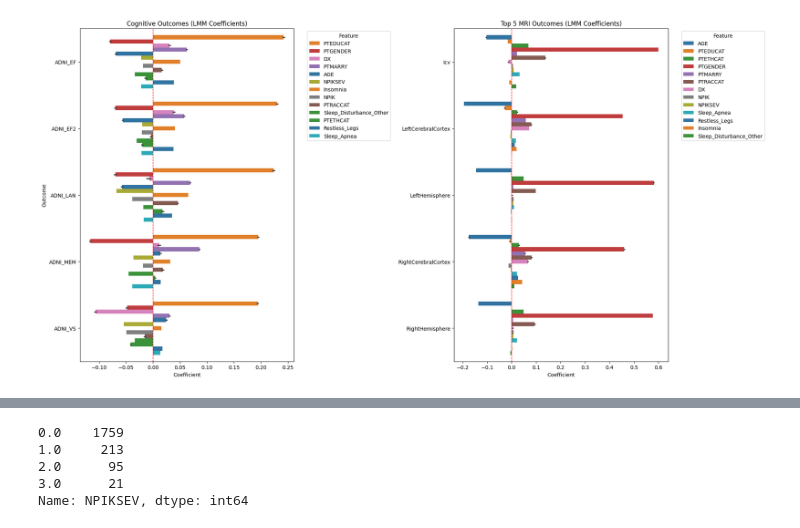
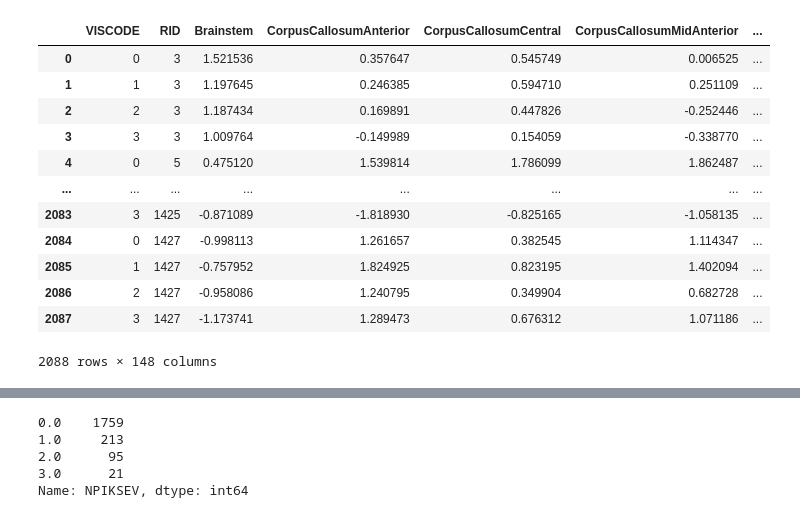
Before and after one commit to Da4kek/AD-Sleep, a Jupyter notebook: modeling-3.ipynb, the cells around one changed output, grey strips where cells are left out. Saved outputs shown, nothing was run; the diff lists cells and outputs as text; code cells hidden in the pictures.

```diff
--- a/modeling-3.ipynb
+++ b/modeling-3.ipynb
@@ -71,11 +77,30 @@ model1_preds = ['AGE', 'PTEDUCAT',
 from sklearn.preprocessing import StandardScaler
 
 continuous_vars = (
-    cognitive_outcomes + sleep_vars + mri_outcomes + ['BMI']
+    cognitive_outcomes + sleep_vars + mri_outcomes + ['BMI', 'Adjusted_Age','ICV']
 )
 merge_scaled = merge.copy()
 scaler = StandardScaler()
 
 merge_scaled[continuous_vars] = scaler.fit_transform(
     merge_scaled[continuous_vars])
+# %%
+categorical_vars = ['DX']
+merge_scaled = pd.get_dummies(merge_scaled, columns=categorical_vars, drop_first=True)
+# %%
+merge_scaled
+# %% [output]
+|  | VISCODE | RID | Brainstem | CorpusCallosumAnterior | CorpusCallosumCentral | CorpusCallosumMidAnterior | ... |
+| 0 | 0 | 3 | 1.521536 | 0.357647 | 0.545749 | 0.006525 | ... |
+| 1 | 1 | 3 | 1.197645 | 0.246385 | 0.594710 | 0.251109 | ... |
+| 2 | 2 | 3 | 1.187434 | 0.169891 | 0.447826 | -0.252446 | ... |
+| 3 | 3 | 3 | 1.009764 | -0.149989 | 0.154059 | -0.338770 | ... |
+| 4 | 0 | 5 | 0.475120 | 1.539814 | 1.786099 | 1.862487 | ... |
+| ... | ... | ... | ... | ... | ... | ... | ... |
+| 2083 | 3 | 1425 | -0.871089 | -1.818930 | -0.825165 | -1.058135 | ... |
+| 2084 | 0 | 1427 | -0.998113 | 1.261657 | 0.382545 | 1.114347 | ... |
+| 2085 | 1 | 1427 | -0.757952 | 1.824925 | 0.823195 | 1.402094 | ... |
+| 2086 | 2 | 1427 | -0.958086 | 1.240795 | 0.349904 | 0.682728 | ... |
+| 2087 | 3 | 1427 | -1.173741 | 1.289473 | 0.676312 | 1.071186 | ... |
+2088 rows × 148 columns
 # %%
@@ -141,55 +158,0 @@ LMM_results_mri_df = pd.DataFrame(LMM_results_mri)
-# %%
-LMM_results_cognitive_df['Type'] = 'Cognitive'
-LMM_results_mri_df['Type'] = 'MRI'
-combined_LMM_results = pd.concat(
-    [LMM_results_cognitive_df, LMM_results_mri_df])
-top_5_mri_LMM = (
-    combined_LMM_results[combined_LMM_results['Type'] == 'MRI']
-    .groupby('Outcome')['Coefficient']
-    .apply(lambda x: x.abs().max())
-    .nlargest(5)
-    .reset_index()
-)
-
-filtered_LMM_mri = combined_LMM_results.merge(
-    top_5_mri_LMM[['Outcome']], on='Outcome')
-
-filtered_LMM_cognitive = (
-    combined_LMM_results[combined_LMM_results['Type'] == 'Cognitive']
-    .sort_values(by='Coefficient', key=lambda x: x.abs(), ascending=False)
-)
-
-features = combined_LMM_results['Feature'].unique()
-palette = sns.color_palette("tab10", len(features))
-color_dict = dict(zip(features, palette))
-
-fig, axes = plt.subplots(1, 2, figsize=(20, 10), sharey=False)
-
-sns.barplot(
-    data=filtered_LMM_cognitive,
-    x='Coefficient', y='Outcome', hue='Feature', ax=axes[0],
-    palette=color_dict
-)
-axes[0].set_title('Cognitive Outcomes (LMM Coefficients)')
-axes[0].set_xlabel('Coefficient')
-axes[0].set_ylabel('Outcome')
-axes[0].axvline(x=0, color='red', linestyle='--', linewidth=1)
-axes[0].legend(title='Feature', bbox_to_anchor=(1.05, 1), loc='upper left')
-
-sns.barplot(
-    data=filtered_LMM_mri,
-    x='Coefficient', y='Outcome', hue='Feature', ax=axes[1],
-    palette=color_dict
-)
-axes[1].set_title('Top 5 MRI Outcomes (LMM Coefficients)')
-axes[1].set_xlabel('Coefficient')
-axes[1].set_ylabel('')
-axes[1].axvline(x=0, color='red', linestyle='--', linewidth=1)
-axes[1].legend(title='Feature', bbox_to_anchor=(1.05, 1), loc='upper left')
-
-plt.tight_layout()
-plt.savefig('supplementary_tables/Top_5_LMM_Coefficients_Subplots.png',
-            bbox_inches='tight')
-plt.show()
-# %% [output]
-[figure, removed]
```
Also changed, not shown: parts of 21 cells of this notebook, 24 other files.
